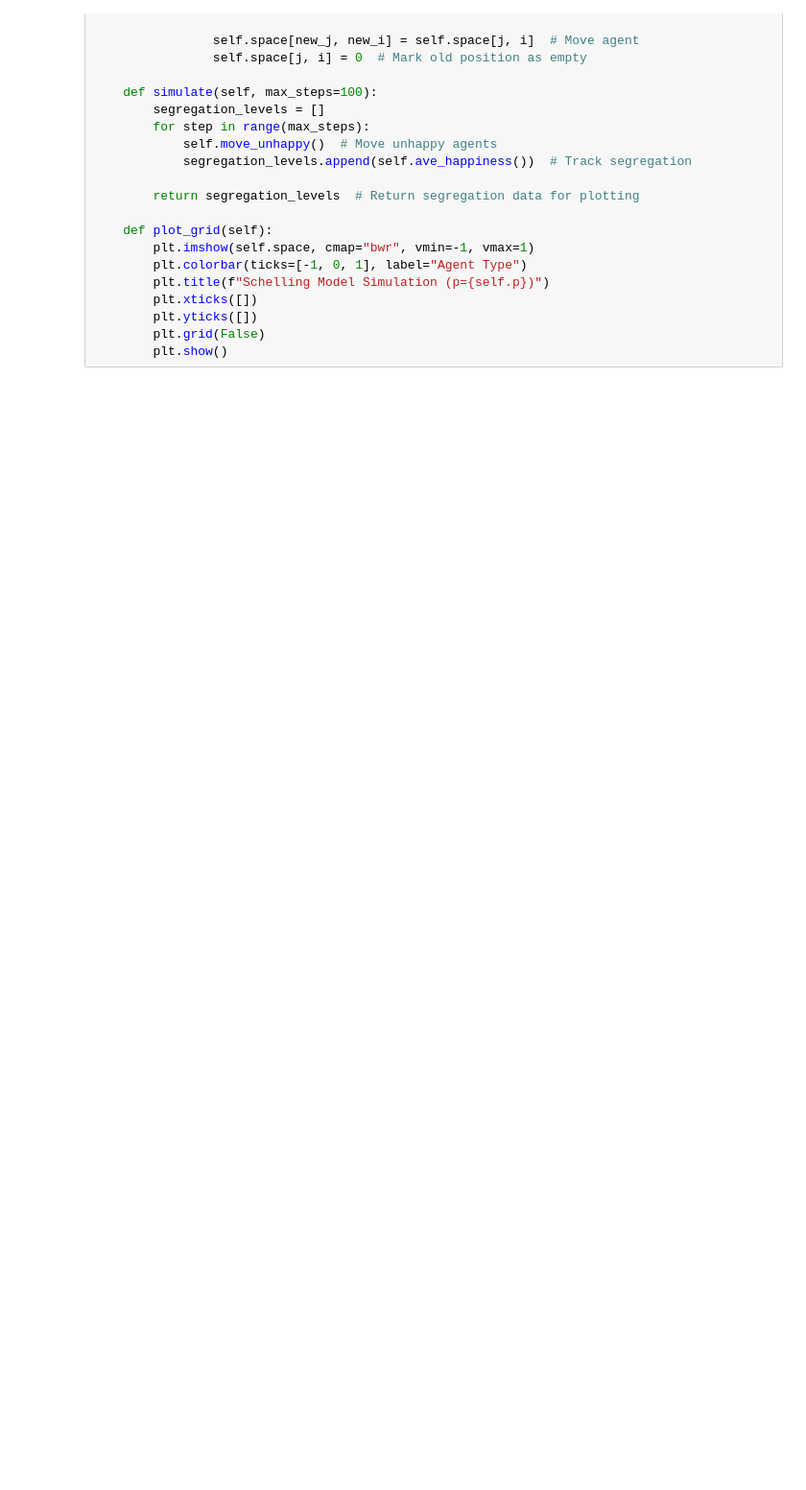
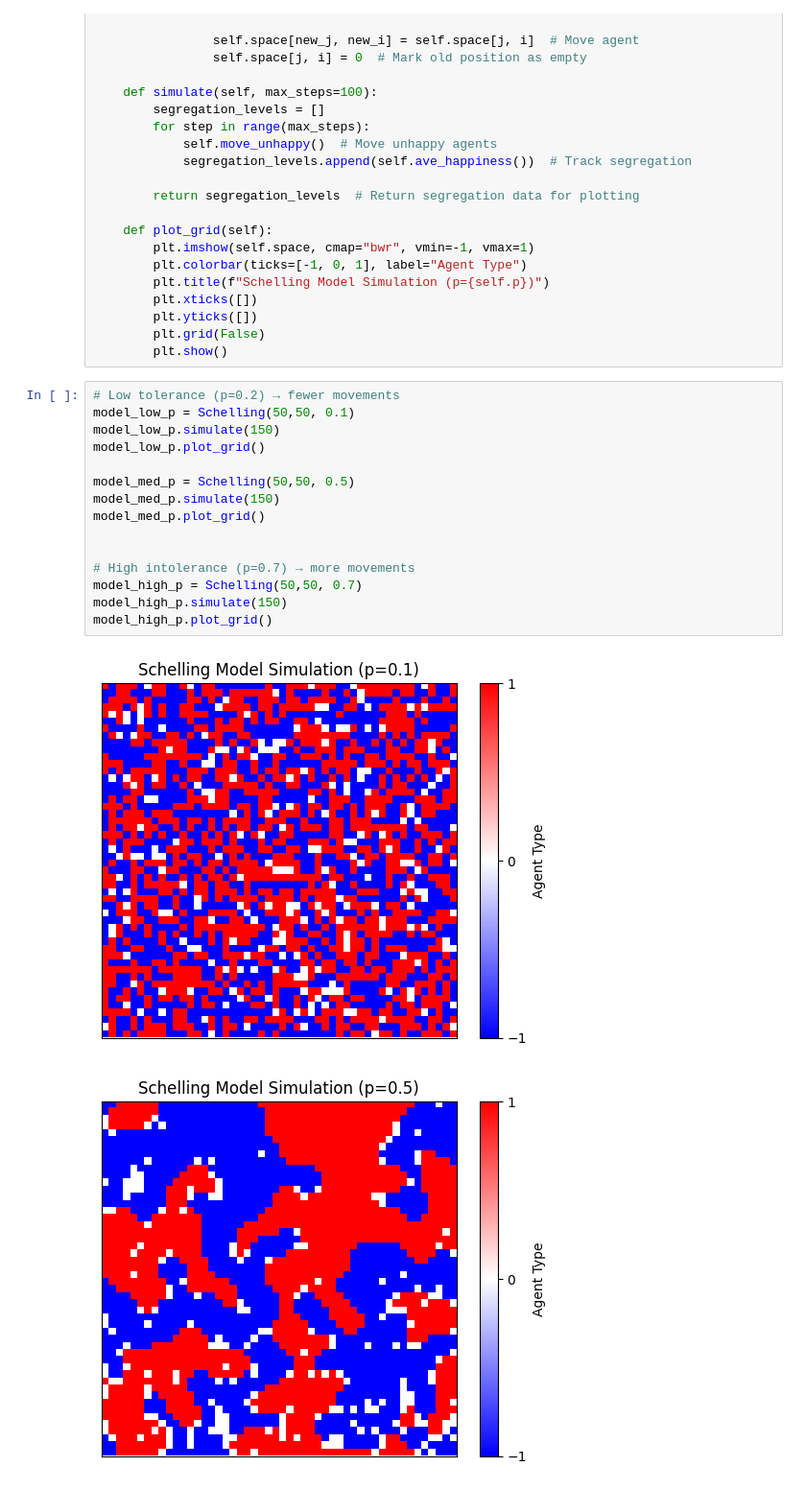
Before and after one commit to luisitortle/schelling-model, a Jupyter notebook: Schelling_works.ipynb, the cells around one changed output. Shown at 96% size. Cells and saved outputs as stored; diff of their text form; blank space fills up the shorter version.

```diff
--- a/Schelling_works.ipynb
+++ b/Schelling_works.ipynb
@@ -111,3 +111,21 @@ class Schelling:
         plt.yticks([])
         plt.grid(False)
         plt.show()
+# %%
+# Low tolerance (p=0.2) → fewer movements
+model_low_p = Schelling(50,50, 0.1)
+model_low_p.simulate(150)
+model_low_p.plot_grid()
+
+model_med_p = Schelling(50,50, 0.5)
+model_med_p.simulate(150)
+model_med_p.plot_grid()
+
+
+# High intolerance (p=0.7) → more movements
+model_high_p = Schelling(50,50, 0.7)
+model_high_p.simulate(150)
+model_high_p.plot_grid()
+# %% [output]
+[figure, added]
+[figure, added]
```
Also changed, not shown: parts of 2 cells of this notebook.
